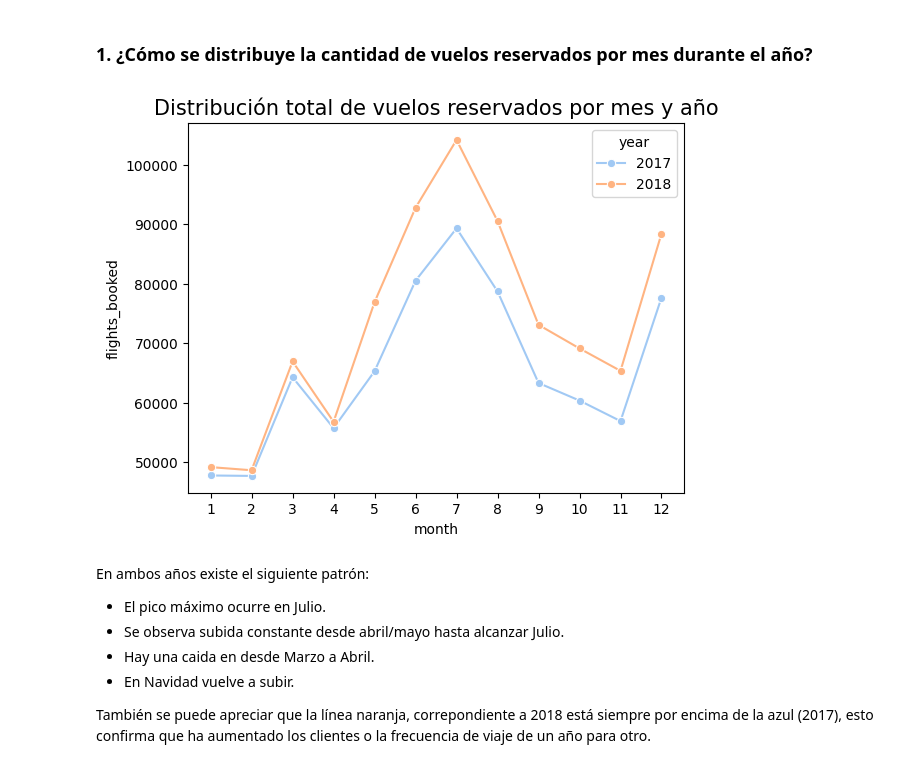
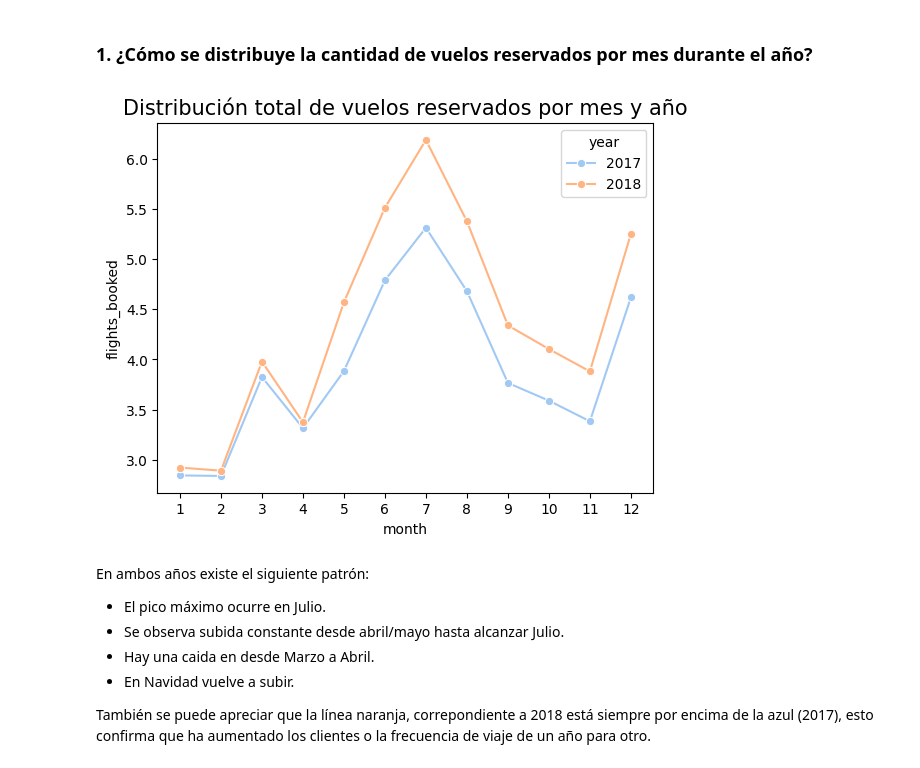
Before and after one commit to Adalab/bda-modulo-3-evaluacion-final-Lumo88-1, a Jupyter notebook: 03 Analisis_estadistico.ipynb, the cells around one changed output. Saved outputs shown, nothing was run; the diff lists cells and outputs as text; code cells hidden in the pictures.

```diff
--- a/03 Analisis_estadistico.ipynb
+++ b/03 Analisis_estadistico.ipynb
@@ -239,12 +239,11 @@ dtype: float64
 # %% [markdown]
 ### 1. ¿Cómo se distribuye la cantidad de vuelos reservados por mes durante el año?
 # %%
-sns.lineplot(data=df_final, x='month', y='flights_booked', hue='year',
-             marker='o', palette='pastel', estimator='sum', errorbar=None)
+sns.lineplot(data=df_final, x='month', y='flights_booked', hue='year', marker='o', palette='pastel', errorbar=None)
 plt.title('Distribución total de vuelos reservados por mes y año', fontsize=15)
 plt.xticks(range(1, 13)); # Aseguramos que se vean todos los meses del 1 al 12;
 # %% [output]
-[figure, old version]
+[figure, new version]
 # %% [markdown]
 En ambos años existe el siguiente patrón:
 
```
Also changed, not shown: 1 other file.
